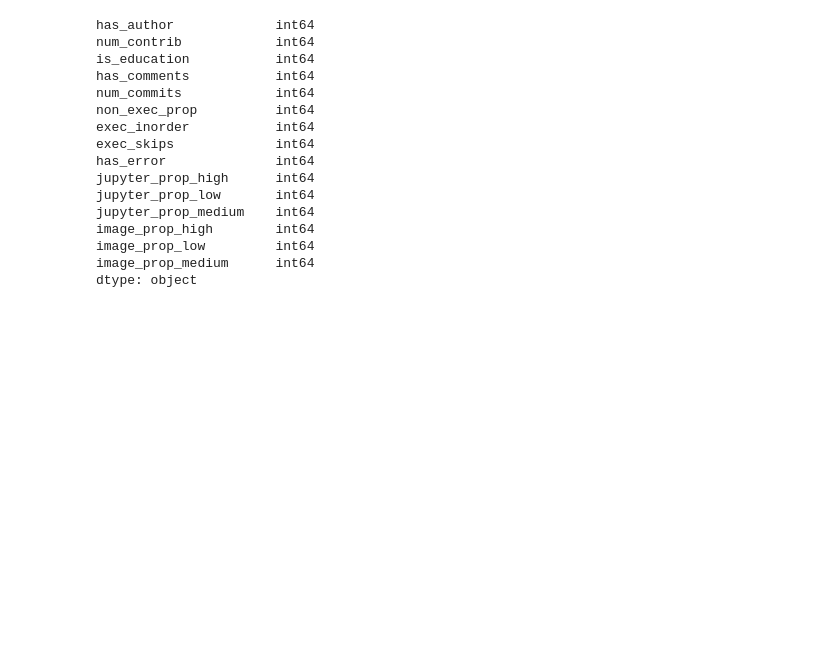
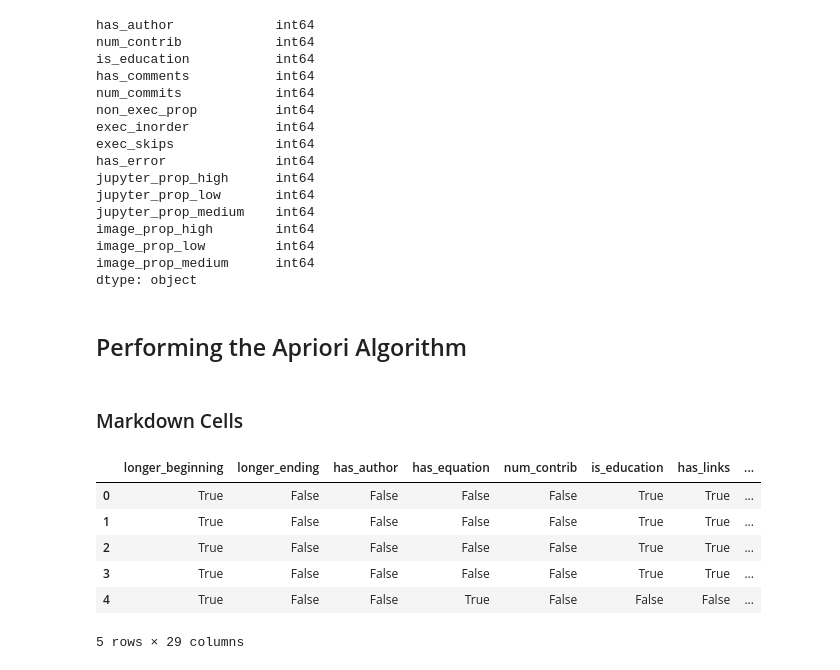
Before and after one commit to Isabel-Gan/quantifying-notebook-features, a Jupyter notebook: output/complete-runs/analysis/cat-factor-analysis.ipynb, the cells around one changed output. Saved outputs shown, nothing was run; the diff lists cells and outputs as text; code cells hidden in the pictures; blank space fills up the shorter version.

```diff
--- a/output/complete-runs/analysis/cat-factor-analysis.ipynb
+++ b/output/complete-runs/analysis/cat-factor-analysis.ipynb
@@ -526,3 +527,7 @@ image_prop_high        int64
 image_prop_low         int64
 image_prop_medium      int64
 dtype: object
+# %% [markdown]
+## Performing the Apriori Algorithm
+# %% [markdown]
+### Markdown Cells
@@ -528,0 +538,11 @@ dtype: object
+# %%
+# initial look at the data
+md_one_hot.head()
+# %% [output]
+|  | longer_beginning | longer_ending | has_author | has_equation | num_contrib | is_education | has_links | ... |
+| 0 | True | False | False | False | False | True | True | ... |
+| 1 | True | False | False | False | False | True | True | ... |
+| 2 | True | False | False | False | False | True | True | ... |
+| 3 | True | False | False | False | False | True | True | ... |
+| 4 | True | False | False | True | False | False | False | ... |
+5 rows × 29 columns
```
Also changed, not shown: parts of 5 cells of this notebook.
